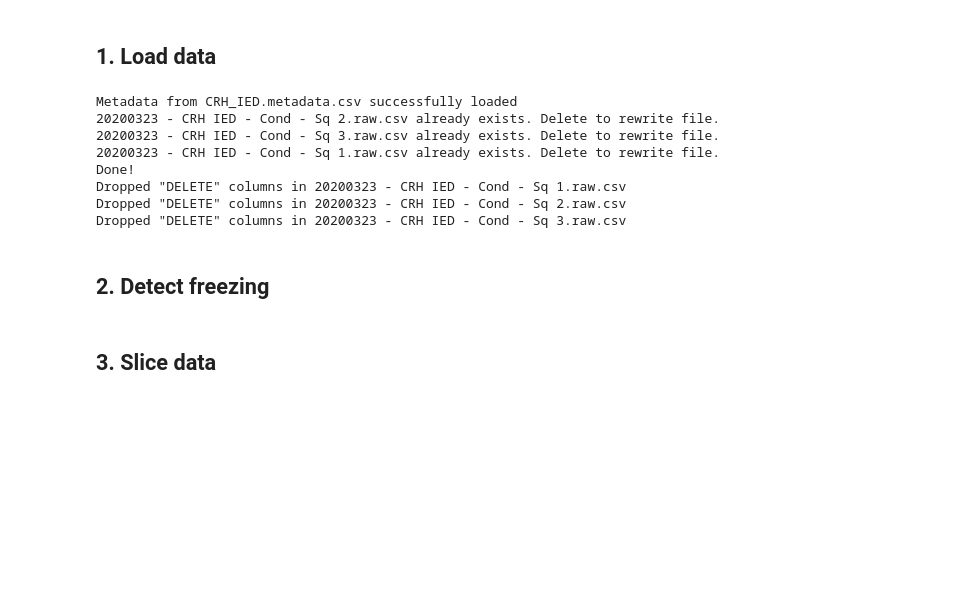
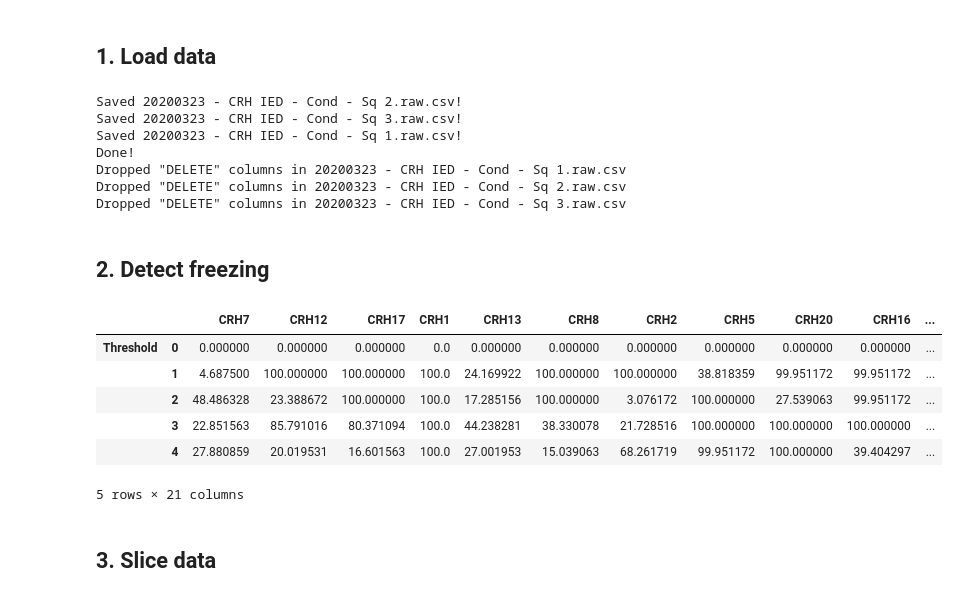
Before and after one commit to MicTott/FrozenPy, a Jupyter notebook: Examples/Conditioning_example.ipynb, the cells around one changed output. Cells and saved outputs as stored; diff of their text form; code cells hidden in the pictures; blank space fills up the shorter version.

```diff
--- a/Examples/Conditioning_example.ipynb
+++ b/Examples/Conditioning_example.ipynb
@@ -20,11 +20,6 @@ sns.set(style="ticks", color_codes=True)
 # %% [markdown]
 ## 1. Load data
 # %%
-# load metadata
-metadata_dir = '/Users/home/Documents/Jupyter/my-modules/FrozenPy/Examples/data/Conditioning'
-Metadata_df = fp.read_metadata(metadata_dir, sep=',')
-
-
 # make new .raw.csv from .out files
 Cond_dir = '/Users/home/Documents/Jupyter/my-modules/FrozenPy/Examples/data/Conditioning'
 fp.read_out(Cond_dir)
@@ -35,10 +30,9 @@ Cond_S1 = fp.read_rawcsv('20200323 - CRH IED - Cond - Sq 1.raw.csv')
 Cond_S2 = fp.read_rawcsv('20200323 - CRH IED - Cond - Sq 2.raw.csv')
 Cond_S3 = fp.read_rawcsv('20200323 - CRH IED - Cond - Sq 3.raw.csv')
 # %% [output]
-Metadata from CRH_IED.metadata.csv successfully loaded
-20200323 - CRH IED - Cond - Sq 2.raw.csv already exists. Delete to rewrite file.
-20200323 - CRH IED - Cond - Sq 3.raw.csv already exists. Delete to rewrite file.
-20200323 - CRH IED - Cond - Sq 1.raw.csv already exists. Delete to rewrite file.
+Saved 20200323 - CRH IED - Cond - Sq 2.raw.csv!
+Saved 20200323 - CRH IED - Cond - Sq 3.raw.csv!
+Saved 20200323 - CRH IED - Cond - Sq 1.raw.csv!
 Done!
 Dropped "DELETE" columns in 20200323 - CRH IED - Cond - Sq 1.raw.csv
 Dropped "DELETE" columns in 20200323 - CRH IED - Cond - Sq 2.raw.csv
@@ -48,11 +42,20 @@ Dropped "DELETE" columns in 20200323 - CRH IED - Cond - Sq 3.raw.csv
 # %%
 # Freezing to Threshold
 Cond_Sq1_df = fp.detect_freezing(Cond_S1)
 Cond_Sq2_df = fp.detect_freezing(Cond_S2)
 Cond_Sq3_df = fp.detect_freezing(Cond_S3)
 
 # Concatenate all squad dataframes
 Cond_df = pd.concat([Cond_Sq1_df, Cond_Sq2_df, Cond_Sq3_df], axis=1)
+Cond_df.head()
+# %% [output]
+|  |  | CRH7 | CRH12 | CRH17 | CRH1 | CRH13 | CRH8 | CRH2 | CRH5 | CRH20 | CRH16 | ... |
+| Threshold | 0 | 0.000000 | 0.000000 | 0.000000 | 0.0 | 0.000000 | 0.000000 | 0.000000 | 0.000000 | 0.000000 | 0.000000 | ... |
+|  | 1 | 4.687500 | 100.000000 | 100.000000 | 100.0 | 24.169922 | 100.000000 | 100.000000 | 38.818359 | 99.951172 | 99.951172 | ... |
+|  | 2 | 48.486328 | 23.388672 | 100.000000 | 100.0 | 17.285156 | 100.000000 | 3.076172 | 100.000000 | 27.539063 | 99.951172 | ... |
+|  | 3 | 22.851563 | 85.791016 | 80.371094 | 100.0 | 44.238281 | 38.330078 | 21.728516 | 100.000000 | 100.000000 | 100.000000 | ... |
+|  | 4 | 27.880859 | 20.019531 | 16.601563 | 100.0 | 27.001953 | 15.039063 | 68.261719 | 99.951172 | 100.000000 | 39.404297 | ... |
+5 rows × 21 columns
 # %% [markdown]
 ## 3. Slice data
 # %%
```
Also changed, not shown: parts of 4 cells of this notebook, 7 other files.
